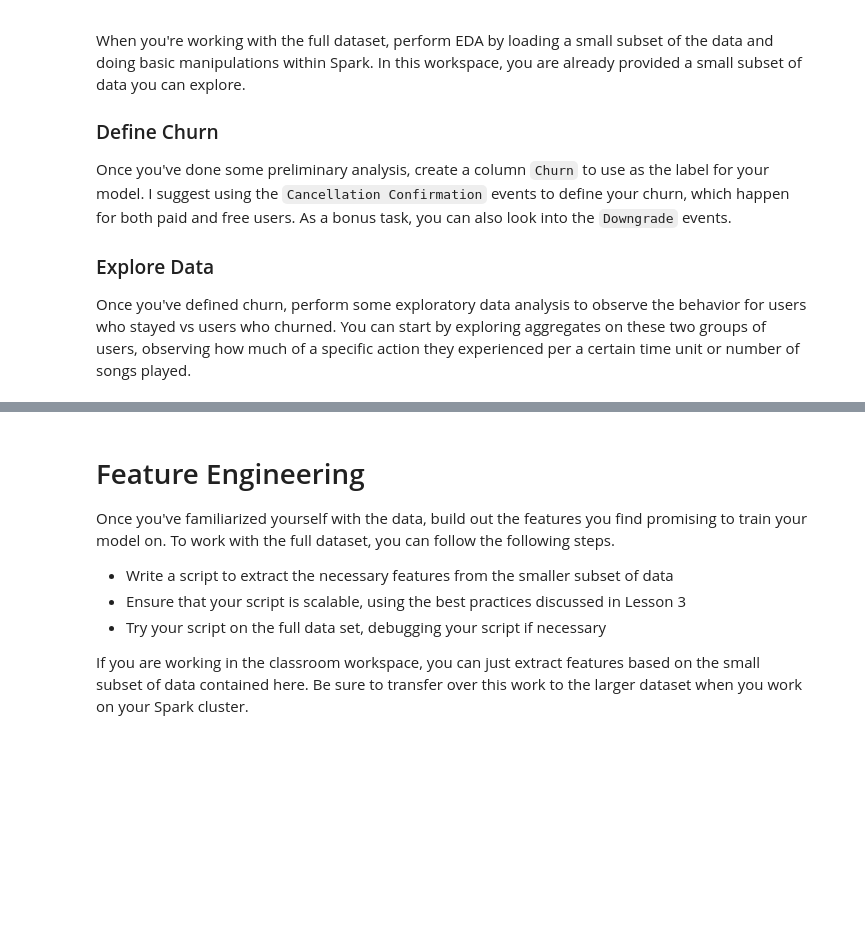
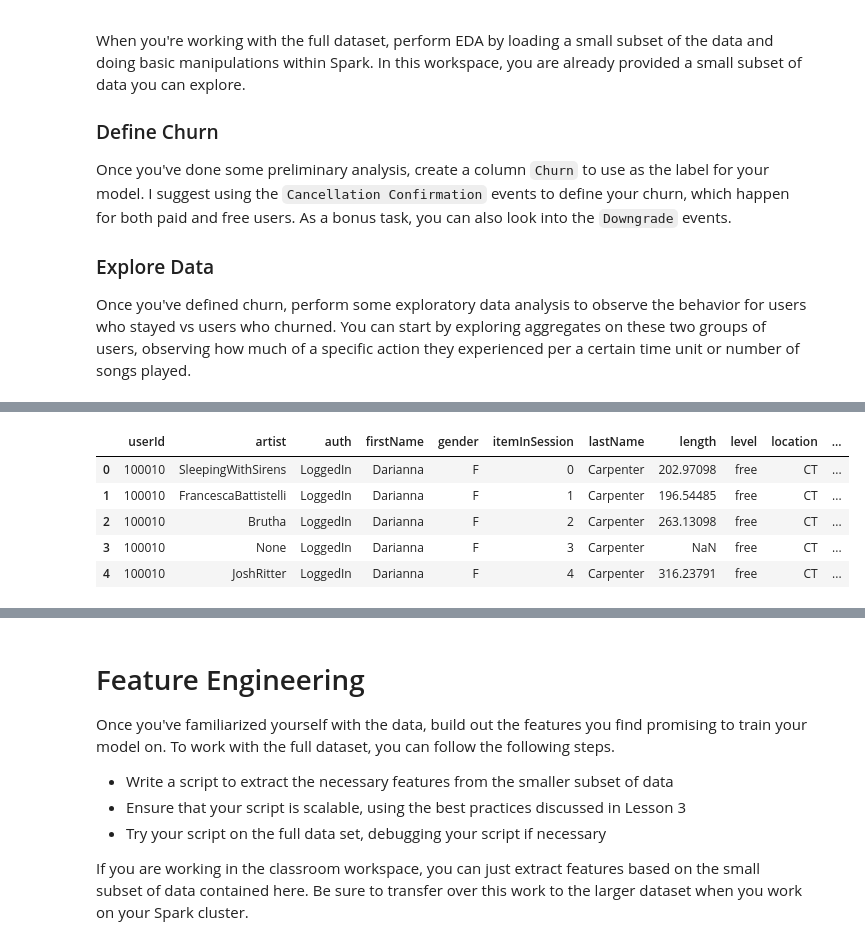
Before and after one commit to ds-praveenkumar/sparkify, a Jupyter notebook: Sparkify.ipynb, the cells around one changed output, grey strips where cells are left out. Cells and saved outputs as stored; diff of their text form; code cells hidden in the pictures; blank space fills up the shorter version.

```diff
--- a/Sparkify.ipynb
+++ b/Sparkify.ipynb
@@ -161,28 +186,3 @@ Once you've done some preliminary analysis, create a column `Churn` to use as th
 
 ### Explore Data
 Once you've defined churn, perform some exploratory data analysis to observe the behavior for users who stayed vs users who churned. You can start by exploring aggregates on these two groups of users, observing how much of a specific action they experienced per a certain time unit or number of songs played.
-# %%
-def create_label(df):
-    """
-        Create label columns containing 1,0 for cancellation page and auth is cancled
-        ARGS:
-            - df: Dataframe
-        RETURNS:
-            - Dataframe with labeled columns
-    """
-    temp_label_df = df.withColumn('label', when((col('page').isin(['Cancellation Confirmation','Cancel'])) | \
-                               (col('auth') == 'Cancelled'),0).otherwise(1)) \
-                                .groupby('userId').agg(sum('label').alias('label')) \
-                                .withColumn('label',when(col('label') >=1,1).otherwise(0))
-    df = df.join(temp_label_df,on='userId')
-    return df
-df = create_label(df)
-show_df(df)
-# %%
-flag_cancelation_event = udf(lambda x: 1 if x == "Cancellation Confirmation" else 0, IntegerType())
-# apply to the dataframe
-df = df.withColumn("churn", flag_cancelation_event("page"))
-#Define window bounds
-windowval = Window.partitionBy("userId").rangeBetween(Window.unboundedPreceding, Window.unboundedFollowing)
-# Applying the window
-df = df.withColumn("churn", sum("churn").over(windowval))
@@ -219,0 +233,27 @@ categorical_columns(df)
+# %%
+def create_label(df):
+    """
+        Create label columns containing 1,0 for cancellation page and auth is cancled
+        ARGS:
+            - df: Dataframe
+        RETURNS:
+            - Dataframe with labeled columns
+    """
+
+    flag_cancelation_event = udf(lambda x: 1 if x == "CancellationConfirmation" else 0, IntegerType())
+    # apply to the dataframe
+    df = df.withColumn("label", flag_cancelation_event("page"))
+    #Define window bounds
+    windowval = Window.partitionBy("userId").rangeBetween(Window.unboundedPreceding, Window.unboundedFollowing)
+    # Applying the window
+    df = df.withColumn("label", sum("label").over(windowval))
+    return df
+df = create_label(df)
+show_df(df)
+# %% [output]
+|  | userId | artist | auth | firstName | gender | itemInSession | lastName | length | level | location | ... |
+| 0 | 100010 | SleepingWithSirens | LoggedIn | Darianna | F | 0 | Carpenter | 202.97098 | free | CT | ... |
+| 1 | 100010 | FrancescaBattistelli | LoggedIn | Darianna | F | 1 | Carpenter | 196.54485 | free | CT | ... |
+| 2 | 100010 | Brutha | LoggedIn | Darianna | F | 2 | Carpenter | 263.13098 | free | CT | ... |
+| 3 | 100010 | None | LoggedIn | Darianna | F | 3 | Carpenter | NaN | free | CT | ... |
+| 4 | 100010 | JoshRitter | LoggedIn | Darianna | F | 4 | Carpenter | 316.23791 | free | CT | ... |
```
Also changed, not shown: parts of 16 cells of this notebook.
